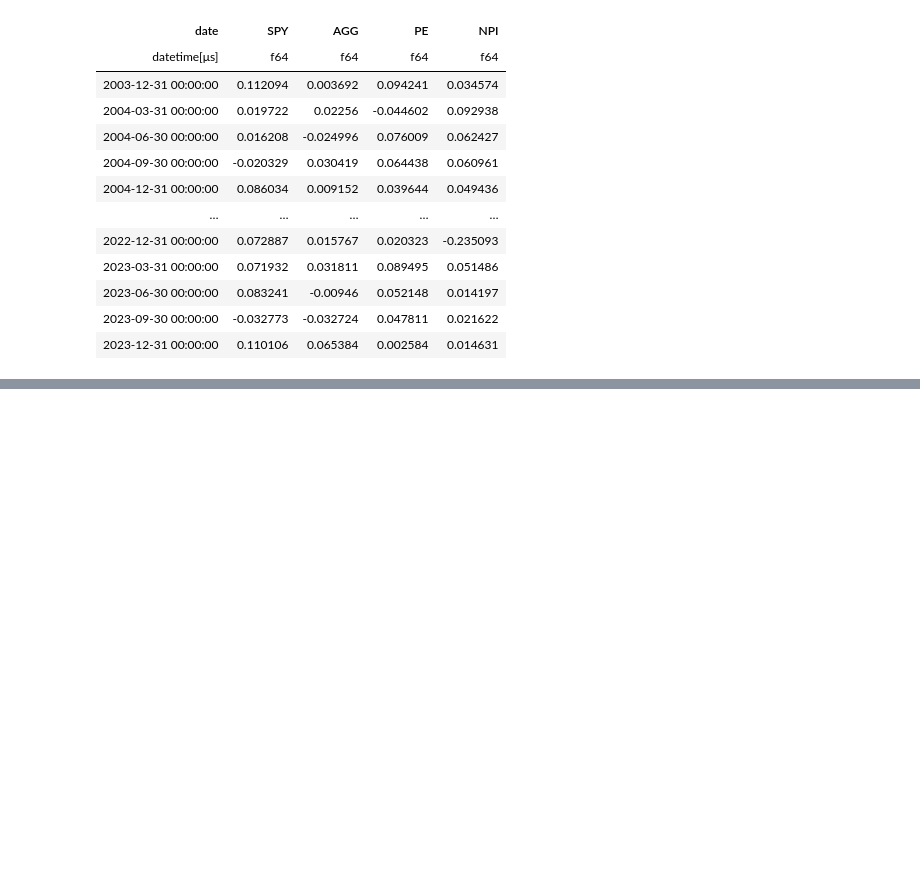
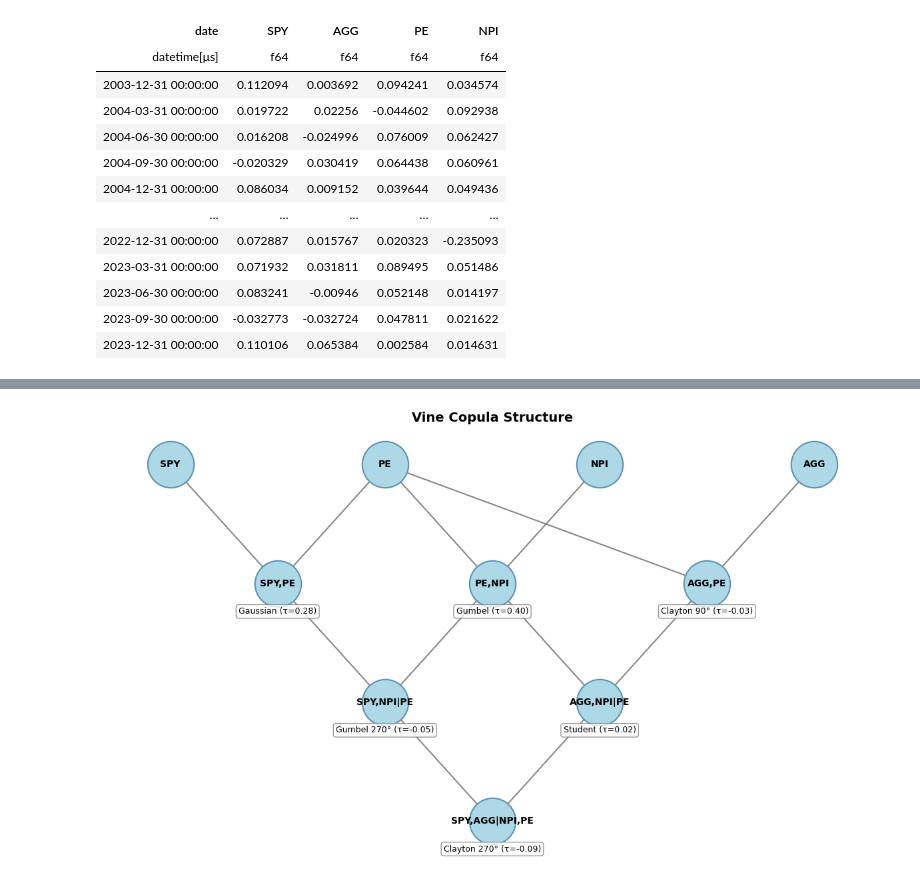
Before and after one commit to davidtey/fe5211_project, a Jupyter notebook: code/rvine_cvar_pipeline.ipynb, the cells around one changed output, grey strips where cells are left out. Saved outputs shown, nothing was run; the diff lists cells and outputs as text; code cells hidden in the pictures; blank space fills up the shorter version.

Commit message:
visualizations ready

```diff
--- a/code/rvine_cvar_pipeline.ipynb
+++ b/code/rvine_cvar_pipeline.ipynb
@@ -849,0 +951,4 @@ shape: (69,)
+# %%
+plot_vine_copula_structure()
+# %% [output]
+[figure, added]
```
Also changed, not shown: parts of 46 cells of this notebook, 4 other files.
